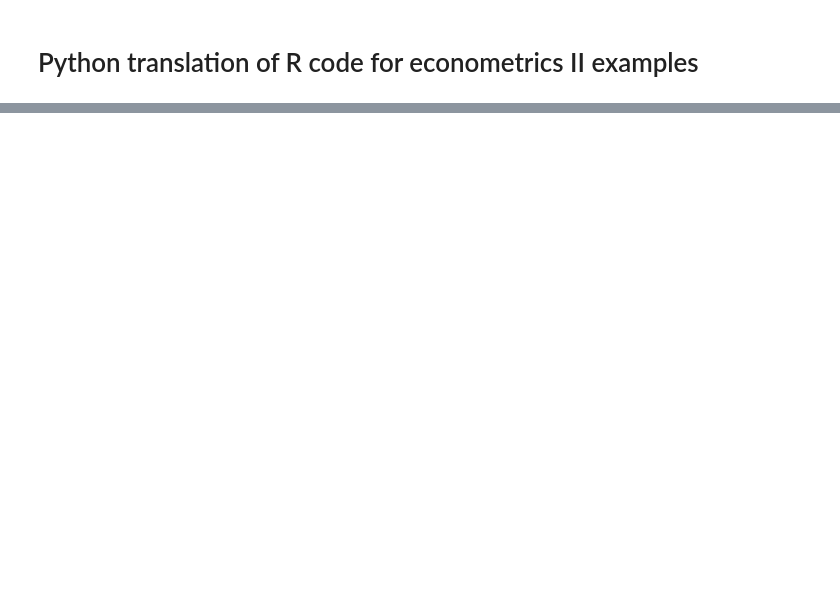
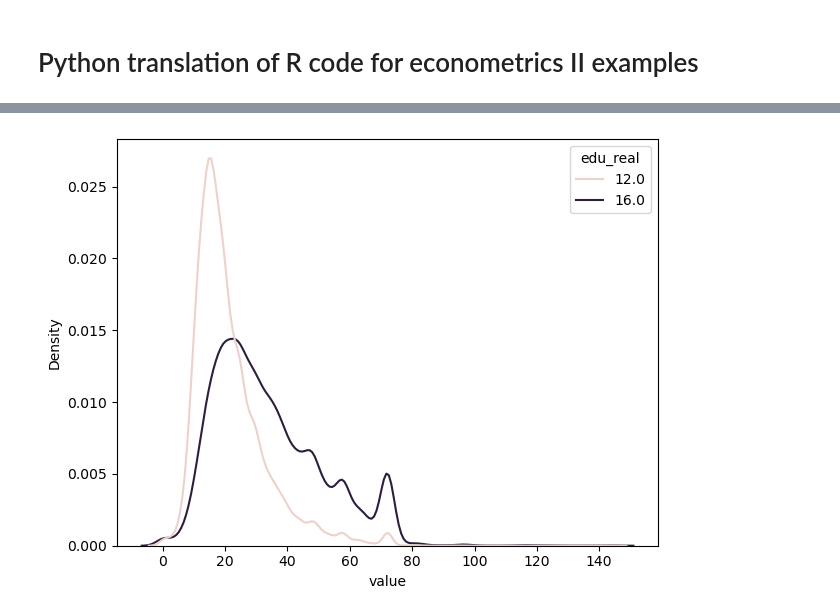
Before and after one commit to thorerismann/climate-python, a Jupyter notebook: econometrics-2/metrics-2-data.ipynb, the cells around one changed output, grey strips where cells are left out. Drawn from its saved outputs; the diff is of its cells as text; code cells hidden in the pictures; blank space fills up the shorter version.

```diff
--- a/econometrics-2/metrics-2-data.ipynb
+++ b/econometrics-2/metrics-2-data.ipynb
@@ -96,0 +106,10 @@ sns.histplot(data = melted,x = 'edu_real', hue = 'sex')
+# %%
+# figures 3  slide 15 density and histogram of wages
+sns.color_palette("flare", as_cmap=True)
+fig,axs = plt.subplots()
+mydata = melted[(melted.edu_real == 12) | (melted.edu_real == 16)]
+sns.kdeplot(data = mydata,x = 'value', hue = 'edu_real')
+plt.tight_layout()
+plt.show()
+# %% [output]
+[figure, added]
```
Also changed, not shown: parts of 25 cells of this notebook, 1 other file.
